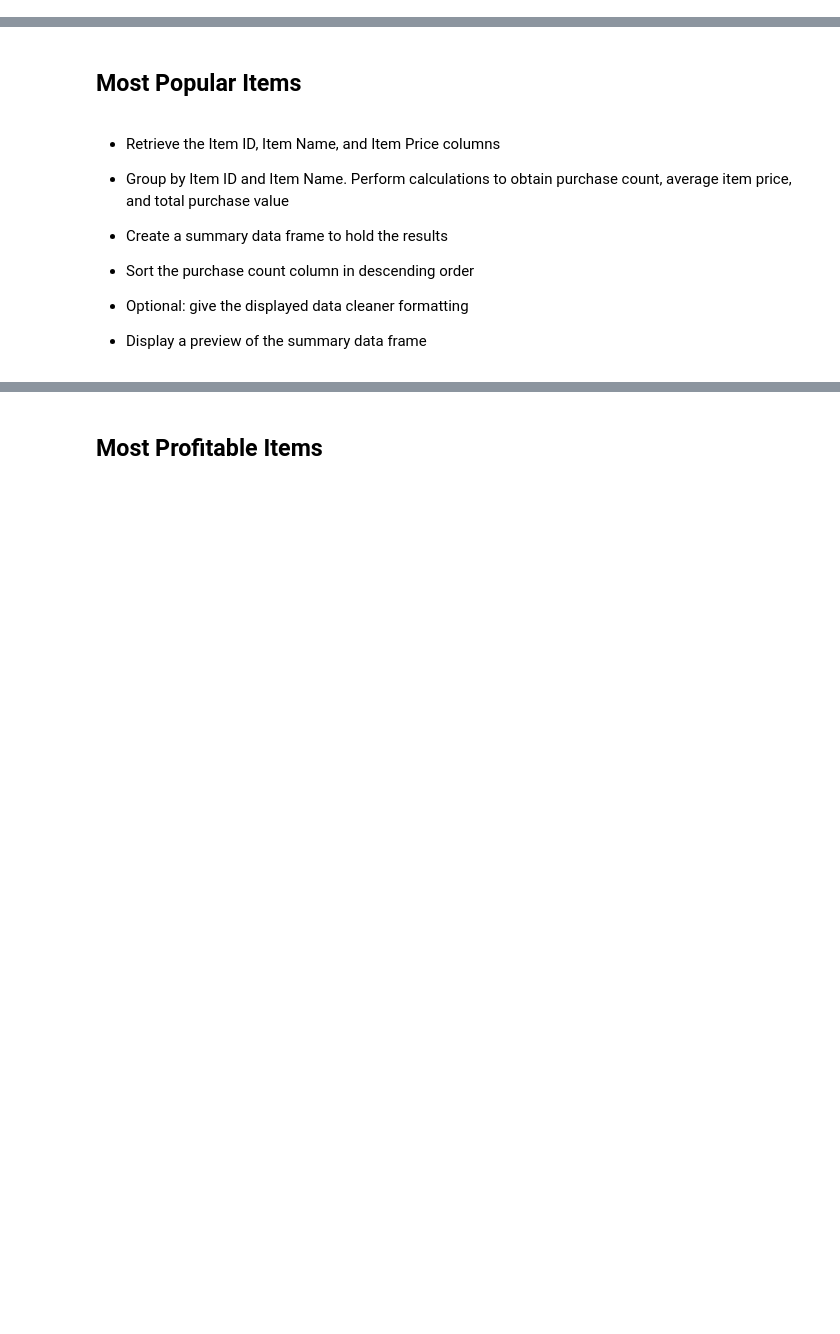
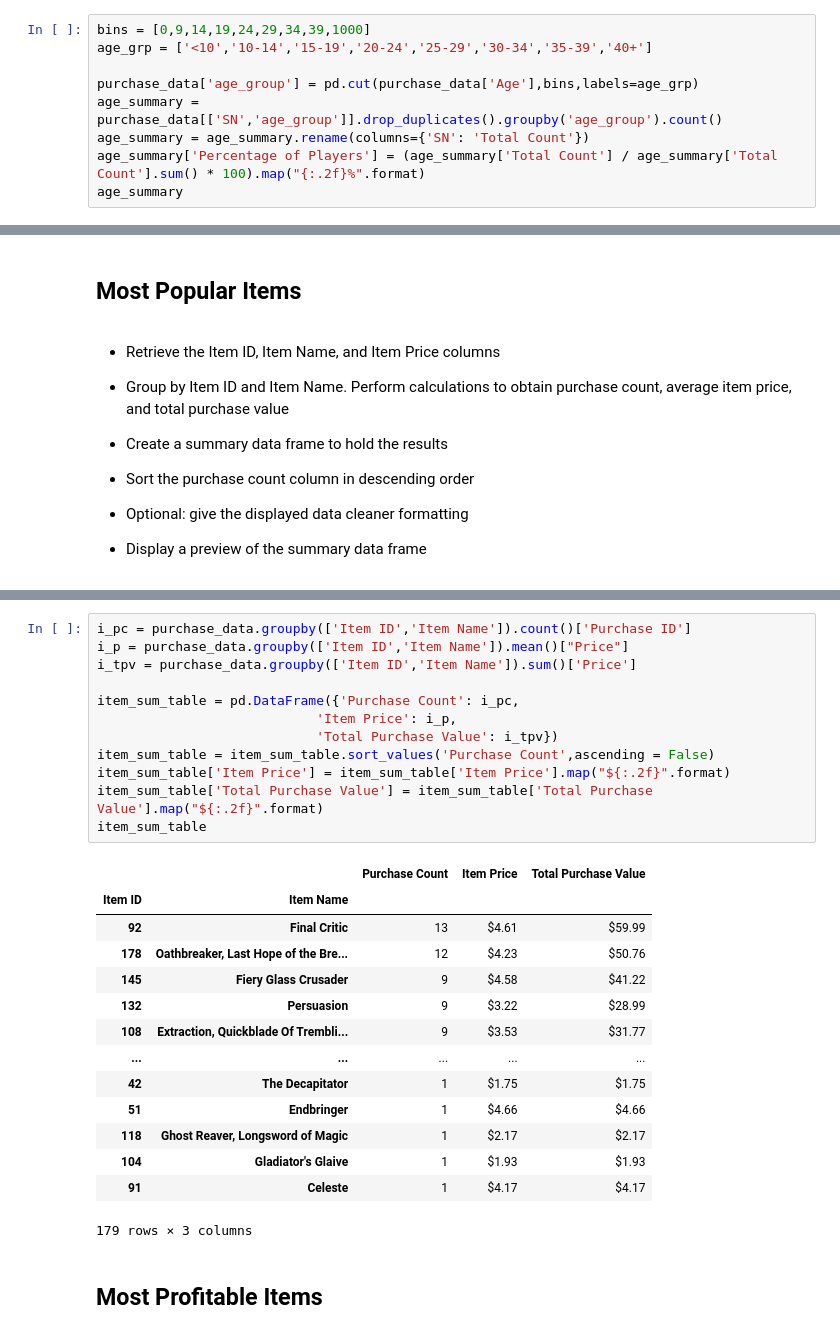
Before and after one commit to jondtran132/pandas-challenge, a Jupyter notebook: HeroesOfPymoli/HeroesOfPymoli_final.ipynb, the cells around one changed output, grey strips where cells are left out. Saved outputs shown, nothing was run; the diff lists cells and outputs as text; blank space fills up the shorter version.

```diff
--- a/HeroesOfPymoli/HeroesOfPymoli_starter.ipynb
+++ b/HeroesOfPymoli/HeroesOfPymoli_final.ipynb
@@ -135,0 +135,9 @@ gen_demo
+# %%
+bins = [0,9,14,19,24,29,34,39,1000]
+age_grp = ['<10','10-14','15-19','20-24','25-29','30-34','35-39','40+']
+
+purchase_data['age_group'] = pd.cut(purchase_data['Age'],bins,labels=age_grp)
+age_summary = purchase_data[['SN','age_group']].drop_duplicates().groupby('age_group').count()
+age_summary = age_summary.rename(columns={'SN': 'Total Count'})
+age_summary['Percentage of Players'] = (age_summary['Total Count'] / age_summary['Total Count'].sum() * 100).map("{:.2f}%".format)
+age_summary
@@ -217,3 +255,30 @@ gen_demo
+# %%
+i_pc = purchase_data.groupby(['Item ID','Item Name']).count()['Purchase ID']
+i_p = purchase_data.groupby(['Item ID','Item Name']).mean()["Price"]
+i_tpv = purchase_data.groupby(['Item ID','Item Name']).sum()['Price']
+
+item_sum_table = pd.DataFrame({'Purchase Count': i_pc,
+                            'Item Price': i_p,
+                            'Total Purchase Value': i_tpv})
+item_sum_table = item_sum_table.sort_values('Purchase Count',ascending = False)
+item_sum_table['Item Price'] = item_sum_table['Item Price'].map("${:.2f}".format)
+item_sum_table['Total Purchase Value'] = item_sum_table['Total Purchase Value'].map("${:.2f}".format)
+item_sum_table
+# %% [output]
+|  |  | Purchase Count | Item Price | Total Purchase Value |
+| Item ID | Item Name |  |  |  |
+| 92 | Final Critic | 13 | $4.61 | $59.99 |
+| 178 | Oathbreaker, Last Hope of the Bre... | 12 | $4.23 | $50.76 |
+| 145 | Fiery Glass Crusader | 9 | $4.58 | $41.22 |
+| 132 | Persuasion | 9 | $3.22 | $28.99 |
+| 108 | Extraction, Quickblade Of Trembli... | 9 | $3.53 | $31.77 |
+| ... | ... | ... | ... | ... |
+| 42 | The Decapitator | 1 | $1.75 | $1.75 |
+| 51 | Endbringer | 1 | $4.66 | $4.66 |
+| 118 | Ghost Reaver, Longsword of Magic | 1 | $2.17 | $2.17 |
+| 104 | Gladiator's Glaive | 1 | $1.93 | $1.93 |
+| 91 | Celeste | 1 | $4.17 | $4.17 |
+179 rows × 3 columns
 # %% [markdown]
 ## Most Profitable Items
 # %% [markdown]
```
Also changed, not shown: parts of 11 cells of this notebook.
